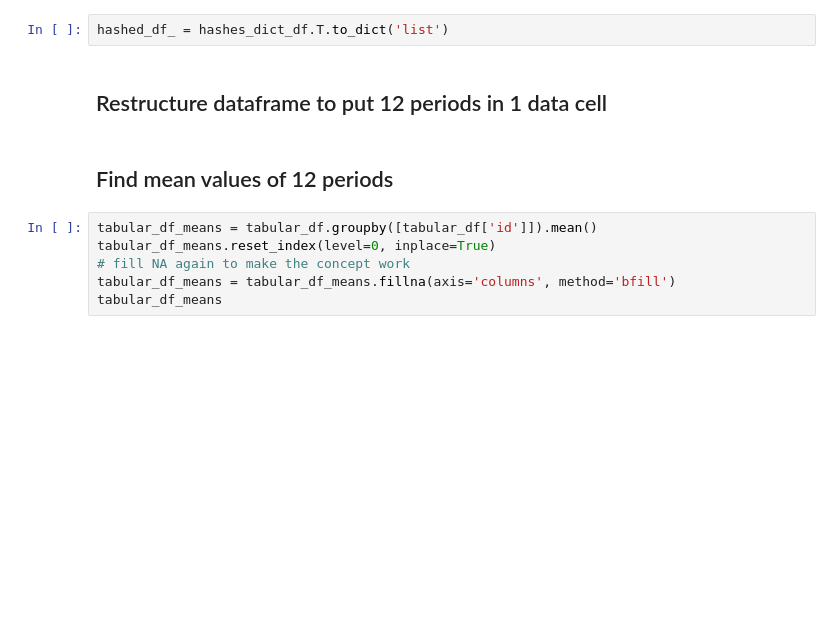
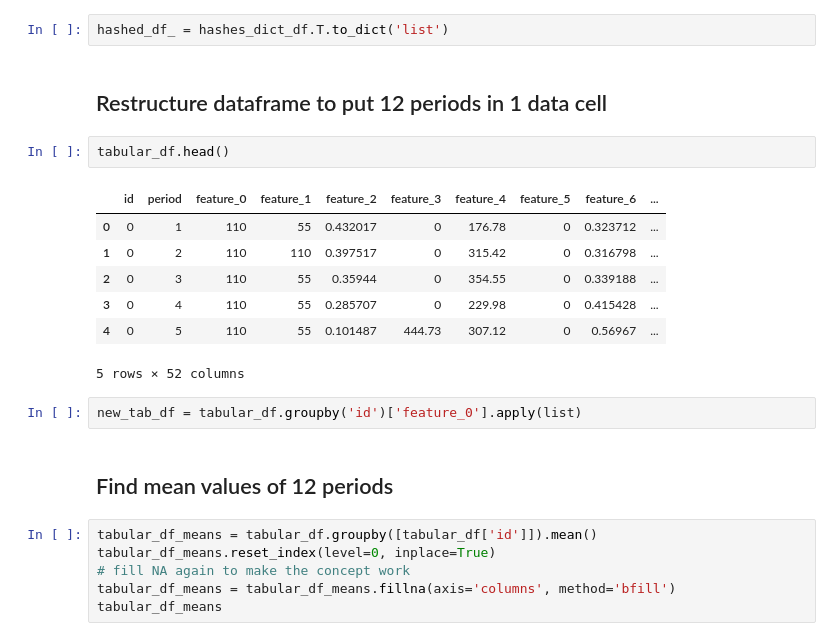
Before and after one commit to blastertec/Cellular-operator-custormer-classification, a Jupyter notebook: taras_haida_ks_task.ipynb, the cells around one changed output. Drawn from its saved outputs; the diff is of its cells as text; blank space fills up the shorter version.

```diff
--- a/taras_haida_ks_task.ipynb
+++ b/taras_haida_ks_task.ipynb
@@ -79,6 +161,18 @@ print(hashed_df.head(3))
 hashed_df_ = hashes_dict_df.T.to_dict('list')
 # %% [markdown]
 ## Restructure dataframe to put 12 periods in 1 data cell
+# %%
+tabular_df.head()
+# %% [output]
+|  | id | period | feature_0 | feature_1 | feature_2 | feature_3 | feature_4 | feature_5 | feature_6 | ... |
+| 0 | 0 | 1 | 110 | 55 | 0.432017 | 0 | 176.78 | 0 | 0.323712 | ... |
+| 1 | 0 | 2 | 110 | 110 | 0.397517 | 0 | 315.42 | 0 | 0.316798 | ... |
+| 2 | 0 | 3 | 110 | 55 | 0.35944 | 0 | 354.55 | 0 | 0.339188 | ... |
+| 3 | 0 | 4 | 110 | 55 | 0.285707 | 0 | 229.98 | 0 | 0.415428 | ... |
+| 4 | 0 | 5 | 110 | 55 | 0.101487 | 444.73 | 307.12 | 0 | 0.56967 | ... |
+5 rows × 52 columns
+# %%
+new_tab_df = tabular_df.groupby('id')['feature_0'].apply(list)
 # %% [markdown]
 ## Find mean values of 12 periods
 # %%
```
Also changed, not shown: parts of 11 cells of this notebook, 10 other files.
